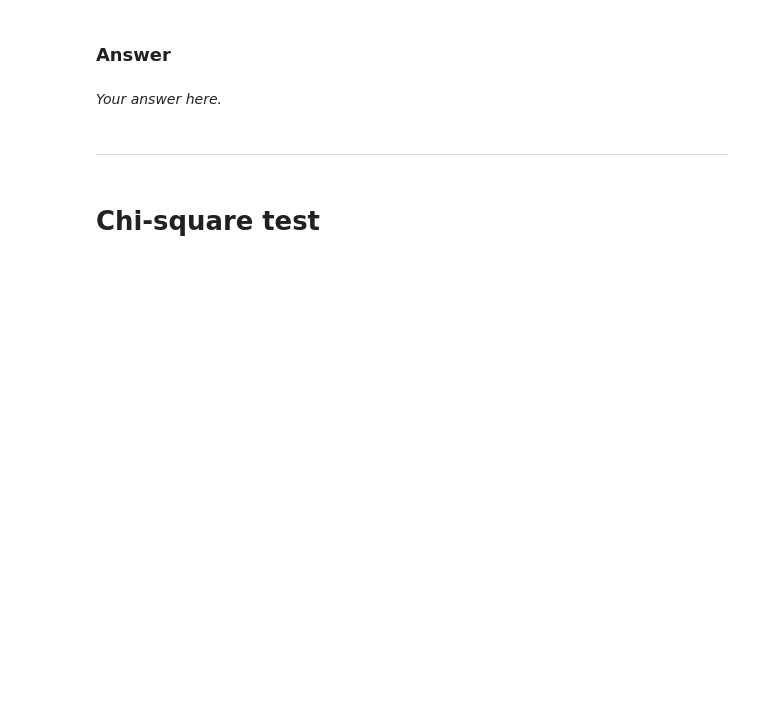
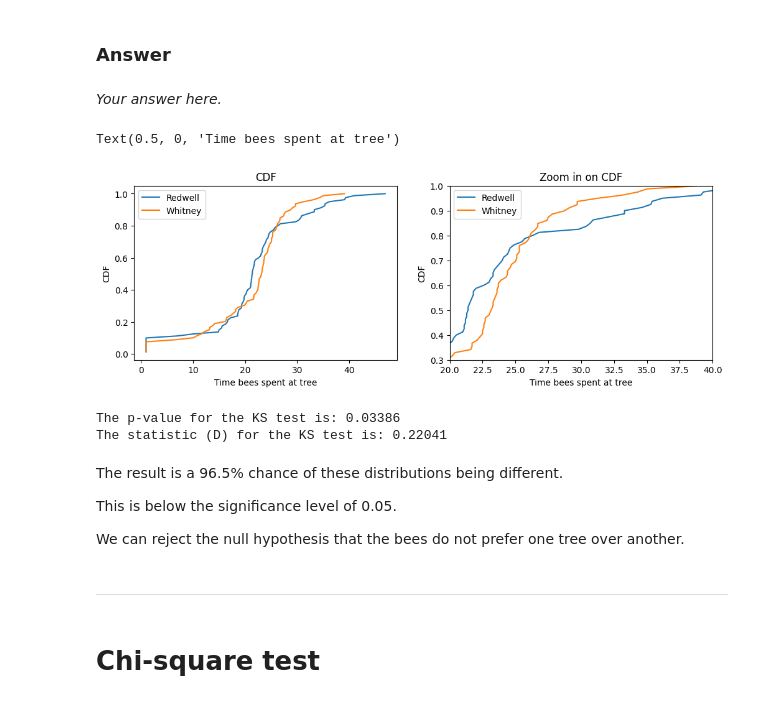
Before and after one commit to Clarke-Henshaw-Miles/extra, a Jupyter notebook: DATA SCIENCE/Chapter5Attempt.ipynb, the cells around one changed output. Saved outputs shown, nothing was run; the diff lists cells and outputs as text; code cells hidden in the pictures; blank space fills up the shorter version.

```diff
--- a/DATA SCIENCE/Chapter5Attempt.ipynb
+++ b/DATA SCIENCE/Chapter5Attempt.ipynb
@@ -59,6 +68,67 @@ whitney=16.5, 1, 22.6, 25.3, 23.7, 1, 23.3, 23.9, 16.2, 23.0, 21.6, 10.8, 12.2,
 ### Answer
 # %% [markdown]
 *Your answer here.*
+# %%
+#null hypothesis is that there is no difference in the datasets
+#ie bees do not prefer one tree over the other
+import pylab as plt
+%matplotlib inline
+
+#defining data
+redwell= [23.4, 30.9, 18.8, 23.0, 21.4, 1, 24.6, 23.8, 24.1, 18.7, 16.3, 20.3, 14.9, 35.4, 21.6, 21.2, 21.0, 15.0, 15.6, 24.0, 34.6, 40.9, 30.7, 24.5, 16.6, 1, 21.7, 1, 23.6, 1, 25.7, 19.3, 46.9, 23.3, 21.8, 33.3, 24.9, 24.4, 1, 19.8, 17.2, 21.5, 25.5, 23.3, 18.6, 22.0, 29.8, 33.3, 1, 21.3, 18.6, 26.8, 19.4, 21.1, 21.2, 20.5, 19.8, 26.3, 39.3, 21.4, 22.6, 1, 35.3, 7.0, 19.3, 21.3, 10.1, 20.2, 1, 36.2, 16.7, 21.1, 39.1, 19.9, 32.1, 23.1, 21.8, 30.4, 19.62, 15.5]
+whitney = [16.5, 1, 22.6, 25.3, 23.7, 1, 23.3, 23.9, 16.2, 23.0, 21.6, 10.8, 12.2, 23.6, 10.1, 24.4, 16.4, 11.7, 17.7, 34.3, 24.3, 18.7, 27.5, 25.8, 22.5, 14.2, 21.7, 1, 31.2, 13.8, 29.7, 23.1, 26.1, 25.1, 23.4, 21.7, 24.4, 13.2, 22.1, 26.7, 22.7, 1, 18.2, 28.7, 29.1, 27.4, 22.3, 13.2, 22.5, 25.0, 1, 6.6, 23.7, 23.5, 17.3, 24.6, 27.8, 29.7, 25.3, 19.9, 18.2, 26.2, 20.4, 23.3, 26.7, 26.0, 1, 25.1, 33.1, 35.0, 25.3, 23.6, 23.2, 20.2, 24.7, 22.6, 39.1, 26.5, 22.7]
+
+#make a function to plot the cumulative distribution function for the sample
+def cdf(x):
+    xs = np.sort(x)
+    # this basically makes a cumulative distribution function
+    ys = np.arange(1, len(xs)+1)/float(len(xs))
+    return xs, ys
+
+
+#calculating cdf for both types of tree
+r_t, r_cdf = cdf(redwell)
+w_t, w_cdf = cdf(whitney)
+
+#making plots
+plt.figure(figsize=(12,8))
+plt.subplot(221)
+plt.plot(r_t, r_cdf, label='Redwell')
+plt.plot(w_t, w_cdf, label='Whitney')
+#plt.ylim(0.1,1)
+plt.legend()
+plt.title('CDF')
+plt.ylabel('CDF')
+plt.xlabel('Time bees spent at tree')
+
+#second plot zoomed in on cdf
+plt.subplot(222)
+plt.plot(r_t,r_cdf,label='Redwell')
+plt.plot(w_t,w_cdf,label='Whitney')
+plt.xlim(20,40)
+plt.ylim(0.3,1)
+plt.legend()
+plt.title('Zoom in on CDF')
+plt.ylabel('CDF')
+plt.xlabel('Time bees spent at tree')
+# %% [output]
+Text(0.5, 0, 'Time bees spent at tree')
+[figure, added]
+# %%
+from scipy.stats import ks_2samp
+results = ks_2samp(redwell, whitney)
+
+print('The p-value for the KS test is: %.5f' % results.pvalue)
+print('The statistic (D) for the KS test is: %.5f' % results.statistic)
+# %% [output]
+The p-value for the KS test is: 0.03386
+The statistic (D) for the KS test is: 0.22041
+# %% [markdown]
+The result is a 96.5% chance of these distributions being different.
+
+This is below the significance level of 0.05.
+
+We can reject the null hypothesis that the bees do not prefer one tree over another.
 # %% [markdown]
 ***
 # %% [markdown]
```
Also changed, not shown: parts of 1 cell of this notebook.
